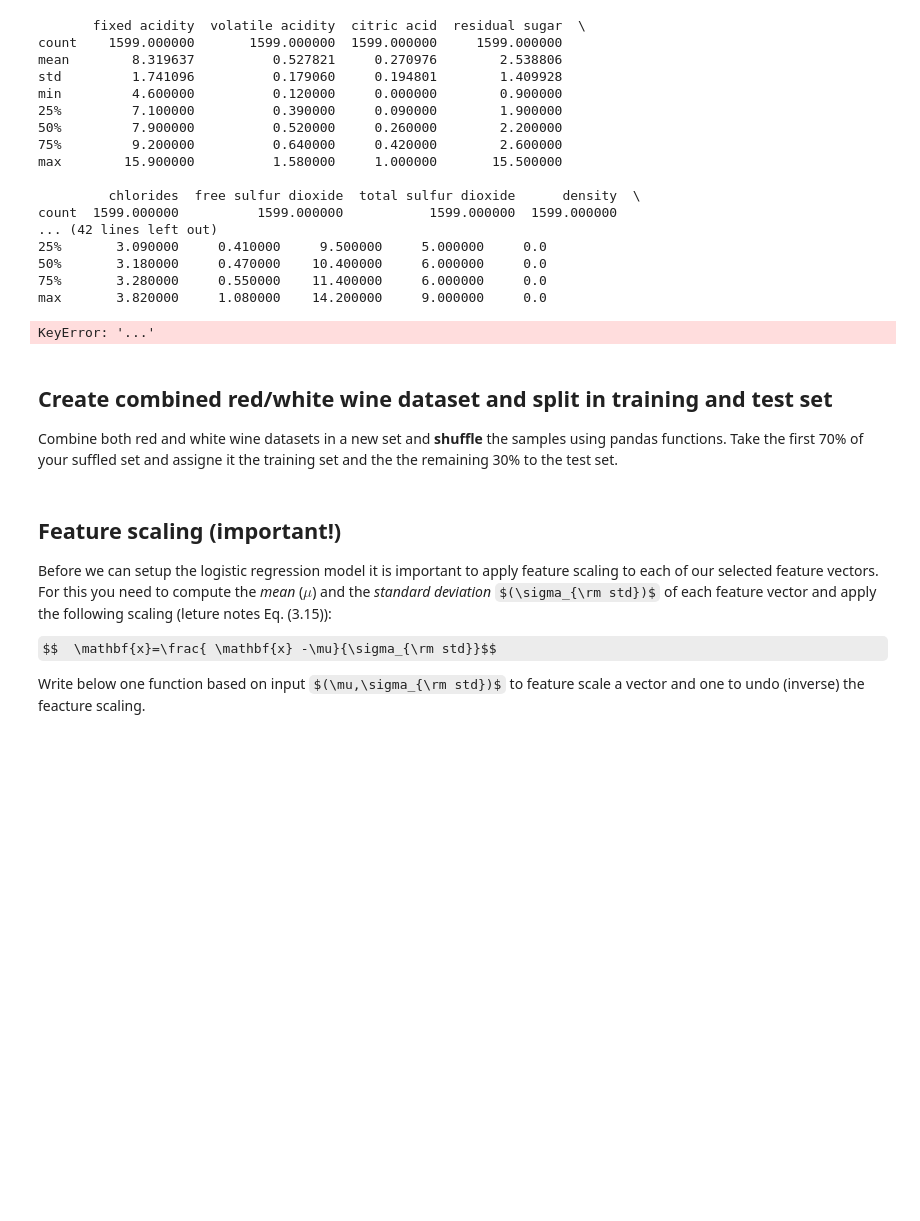
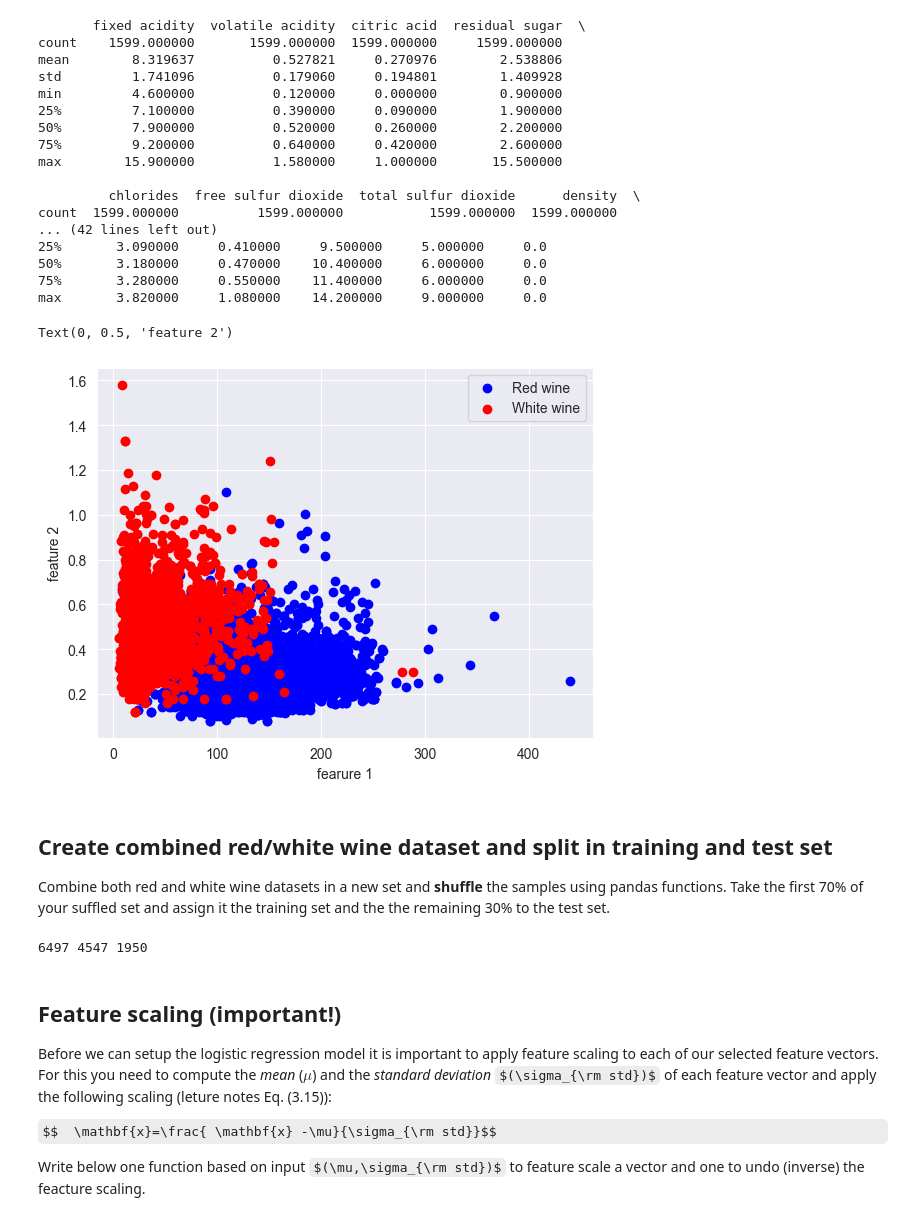
Before and after one commit to BenVigos/Machine-Learning, a Jupyter notebook: Assignment 2/log_regression_2025_student.ipynb, the cells around one changed output. Drawn from its saved outputs; the diff is of its cells as text; code cells hidden in the pictures; some formulas as TeX source; blank space fills up the shorter version.

```diff
--- a/Assignment 2/log_regression_2025_student.ipynb
+++ b/Assignment 2/log_regression_2025_student.ipynb
@@ -122,26 +122,27 @@ max       3.820000     1.080000    14.200000     9.000000     0.0
 # %%
 # create a plot of the data belonging to those two features.
 # make a scatter plot the values of feature 1 on the x-axis and that of feature 2 on the y-axis
 # plot a blue marker for white and a red marker for red wines
 
-f1='...'
-f2='...'
+f1 = 'total sulfur dioxide'
+f2 = 'volatile acidity'
 
-plt.scatter(wwine[f1],wwine[f2], c='b', marker='o', label='Red wine')
-plt.scatter(rwine[f1],rwine[f2], c='r', marker='o', label='White wine')
+plt.scatter(wwine[f1], wwine[f2], c='b', marker='o', label='Red wine')
+plt.scatter(rwine[f1], rwine[f2], c='r', marker='o', label='White wine')
 plt.legend()
 plt.xlabel('fearure 1')
 plt.ylabel('feature 2')
 # %% [output]
-KeyError: '...'
+Text(0, 0.5, 'feature 2')
+[figure, added]
 # %% [markdown]
 ## Create combined red/white wine dataset and split in training and test set
 
-Combine both red and white wine datasets in a new set and **shuffle** the samples using pandas functions. Take the first 70\% of your suffled set and assigne it the training set and the the remaining 30\% to the test set.
+Combine both red and white wine datasets in a new set and **shuffle** the samples using pandas functions. Take the first 70\% of your suffled set and assign it the training set and the the remaining 30\% to the test set.
 # %%
 # Combine red and white wine pandas object into one new shuffled dataset:
-wines=pd.concat([wwine,rwine])
-wines = wines.sample(frac = 1)
+wines = pd.concat([wwine, rwine])
+wines = wines.sample(frac=1)
 
 # the number of samples (wines) M in the total combined set
 M = len(wines)
@@ -151,17 +152,19 @@ N = 2
 # Split data in 70% train &  30% test sets:
 
 # the number of samples M in the training and test set
-Mtrain = int(0.7*M)
-Mtest = M-Mtrain
-print(M,Mtrain,Mtest)
+Mtrain = int(0.7 * M)
+Mtest = M - Mtrain
+print(M, Mtrain, Mtest)
 
 #Split the shuffled
-x1data_train=wines[f1][0:Mtrain]       # data of your selected feature 1
-x2data_train=wines[f2][0:Mtrain]       # data of your selected feature 2
-label_train= wines['color'][0:Mtrain]  # label red(1)/white(0) wine
-x1data_test= ...
-x2data_test= ...
-label_test= ...:]
+x1data_train = wines[f1][0:Mtrain]  # data of your selected feature 1
+x2data_train = wines[f2][0:Mtrain]  # data of your selected feature 2
+label_train = wines['color'][0:Mtrain]  # label red(1)/white(0) wine
+x1data_test = wines[f1][Mtrain:]
+x2data_test = wines[f2][Mtrain:]
+label_test = wines['color'][Mtrain:]
+# %% [output]
+6497 4547 1950
 # %% [markdown]
 ## Feature scaling (important!)
 
```
Also changed, not shown: parts of 26 cells of this notebook.
